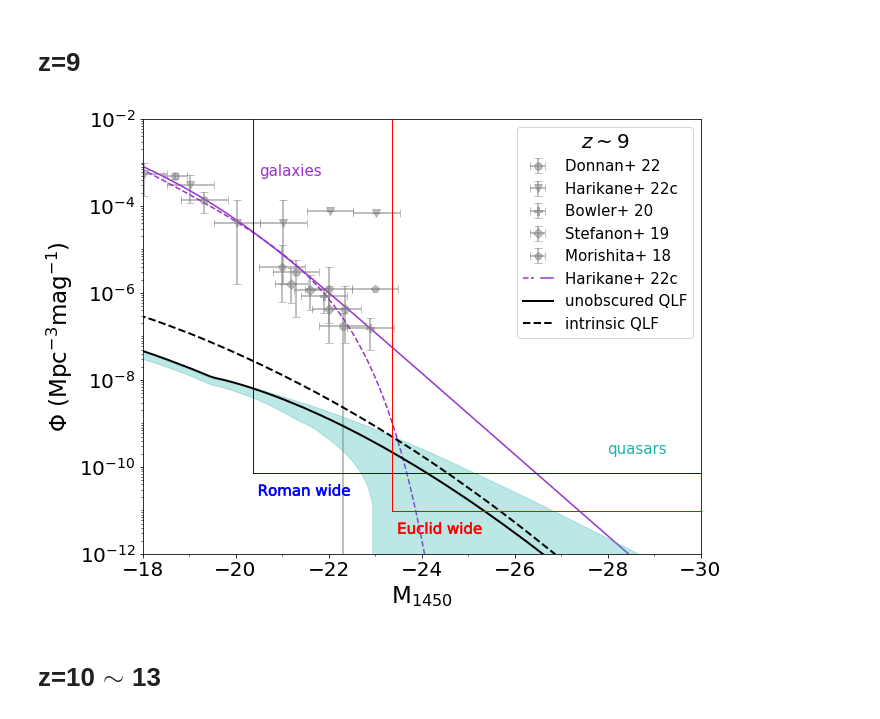
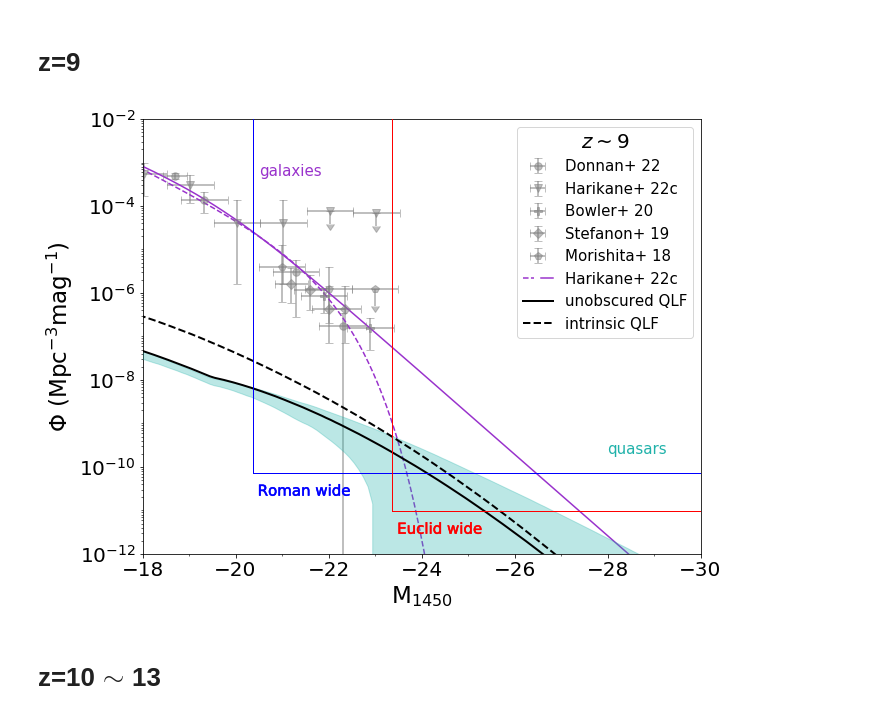
Before and after one commit to lovetomatoes/BHMF, a Jupyter notebook: h5qgLF.ipynb, the cells around one changed output. Saved outputs shown, nothing was run; the diff lists cells and outputs as text; code cells hidden in the pictures.

```diff
--- a/h5qgLF.ipynb
+++ b/h5qgLF.ipynb
@@ -322,9 +322,17 @@ pdata1=axl.errorbar(T_data['M_uv'], T_data['Phi']*1e-6, xerr = T_data['dmag']/2,
              fmt=marks[iobs],ms=7.5,color=markcs[iobs],elinewidth=2,capsize=4)
 obslabel = 'Harikane'; iobs = obslabels.index(obslabel)
 T_data = ascii.read('../z_9_LF_data/z9_'+obslabel+'.dat',guess=False,delimiter=' ',)
-pdata2=axl.errorbar(T_data['M_uv'], T_data['Phi']*1e-5, xerr = T_data['dmag']/2,
-             alpha=.5,yerr = (T_data['dPhi_-']*1e-5,T_data['dPhi_+']*1e-5),label='Harikane+ 22c',
+pdata2=axl.errorbar(T_data['M_uv'][2:], T_data['Phi'][2:]*1e-5, xerr = T_data['dmag'][2:]/2,
+             alpha=.5,yerr = (T_data['dPhi_-'][2:]*1e-5,T_data['dPhi_+'][2:]*1e-5),label='Harikane+ 22c',
              fmt=marks[iobs],ms=7.5,color=markcs[iobs],elinewidth=2,capsize=4)
+# plot upper limits only
+uplims = np.array([1, 1], dtype=bool)
+p=axl.errorbar(T_data['M_uv'][:2], T_data['Phi'][:2]*1e-5, xerr = T_data['dmag'][:2]/2,
+             alpha=.5,
+             yerr = T_data['Phi'][:2]*5e-6,
+             uplims=uplims,
+             fmt=marks[iobs],ms=7.5,color=markcs[iobs],elinewidth=2,capsize=4)
+
 obslabel = 'Bowler'; iobs = obslabels.index(obslabel)
 T_data = ascii.read('../z_9_LF_data/z9_'+obslabel+'.dat',guess=False,delimiter=' ',)
 pdata3=axl.errorbar(T_data['M_uv'], T_data['Phi']*1e-6, xerr = T_data['dmag']/2,
@@ -337,11 +345,16 @@ pdata4=axl.errorbar(T_data['M_uv'], T_data['Phi']*1e-6, xerr = T_data['dmag'],
              fmt=marks[iobs],ms=7.5,color=markcs[iobs],elinewidth=2,capsize=4)
 obslabel = 'Morishita'; iobs = obslabels.index(obslabel)
 T_data = ascii.read('../z_9_LF_data/z9_'+obslabel+'.dat',guess=False,delimiter=' ',)
-pdata5=axl.errorbar(T_data['M_uv'], pow(10,T_data['logPhi']), xerr = T_data['dmag']/2,
+pdata5=axl.errorbar(T_data['M_uv'][1:], pow(10,T_data['logPhi'][1:]), xerr = T_data['dmag'][1:]/2,
              alpha=.5,
-             yerr = ( pow(10,T_data['logPhi'])-pow(10,T_data['logPhi']-T_data['logPhi_-']),
-             pow(10,T_data['logPhi']+T_data['logPhi_+'])-pow(10,T_data['logPhi']) ),
+             yerr = ( pow(10,T_data['logPhi'][1:])-pow(10,T_data['logPhi'][1:]-T_data['logPhi_-'][1:]),
+             pow(10,T_data['logPhi'][1:]+T_data['logPhi_+'][1:])-pow(10,T_data['logPhi'][1:]) ),
              label='Morishita+ 18',
+             fmt=marks[iobs],ms=7.5,color=markcs[iobs],elinewidth=2,capsize=4)
+p=axl.errorbar(T_data['M_uv'][0], pow(10,T_data['logPhi'][0]), xerr = T_data['dmag'][0]/2,
+             alpha=.5,
+             yerr = pow(10,T_data['logPhi'][0])*.6,
+             uplims=True,
              fmt=marks[iobs],ms=7.5,color=markcs[iobs],elinewidth=2,capsize=4)
 
 axl.text(-20.5, 5e-4, 'galaxies',
@@ -376,34 +389,34 @@ axl.set_yscale('log')
 ## set y ticks
 y_major = matplotlib.ticker.LogLocator(base = 100.0, numticks = logytop-logybottom+1)
 axl.yaxis.set_major_locator(y_major)
 y_minor = matplotlib.ticker.LogLocator(base = 10.0, subs = np.arange(1.0, 10.0) * 0.1, numticks = 100)
 axl.yaxis.set_minor_locator(y_minor)
 axl.yaxis.set_minor_formatter(matplotlib.ticker.NullFormatter())
 
 ## set x ticks
 axl.xaxis.set_major_locator(MultipleLocator(2))
 axl.xaxis.set_minor_locator(MultipleLocator(1))
 
 
 axl.set_xlabel(r'$\mathrm{M_{1450}}$',fontsize=fslabel)
 axl.set_ylabel(r'$\mathrm{\Phi~(Mpc^{-3}mag^{-1})}$',fontsize=fslabel)
 
 legend = axl.legend([pdata1,pdata2,pdata3,pdata4,pdata5,(pglf1,pglf2),pqlf1,pqlf2],
                     ['Donnan+ 22','Harikane+ 22c','Bowler+ 20','Stefanon+ 19','Morishita+ 18','Harikane+ 22c','unobscured QLF','intrinsic QLF'],
                     numpoints=1,
                     fontsize=15,
                     handler_map={tuple:HandlerTuple(ndivide=None,pad=.5,xpad=0,ypad=.7,update_func ='update_prop')},
                     loc='upper right',
                     title=r'$z\sim {:d}$'.format(z))
 
 
 legend.get_title().set_fontsize(fslegend)
 
 axl.tick_params(labelsize=fstick)
 
 figl.savefig(figpre+'LF_spreadz%d.pdf'%z,dpi=300,bbox_inches='tight')
 # %% [output]
-[figure, old version]
+[figure, new version]
 # %% [markdown]
 # z=10$\sim$13
 # %%
```
Also changed, not shown: parts of 2 cells of this notebook.
